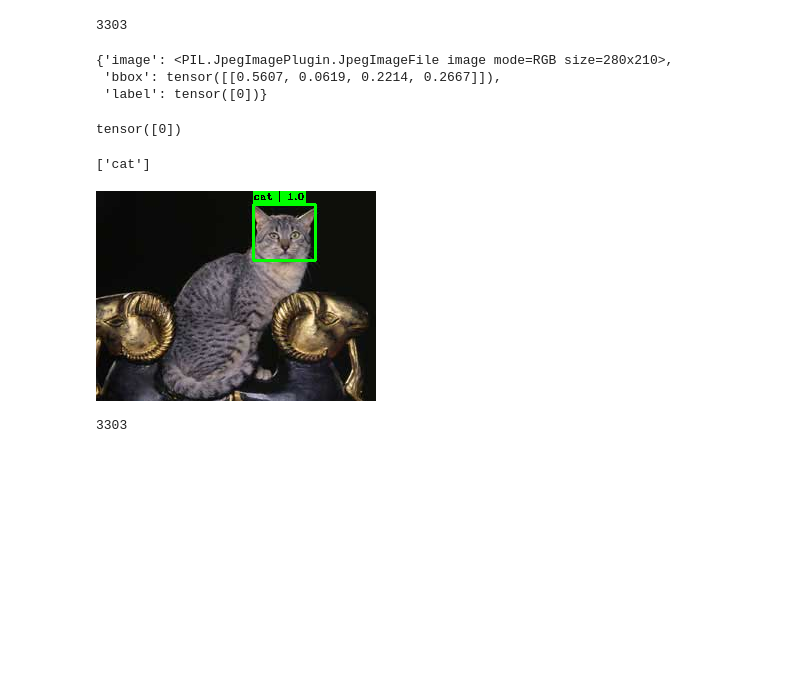
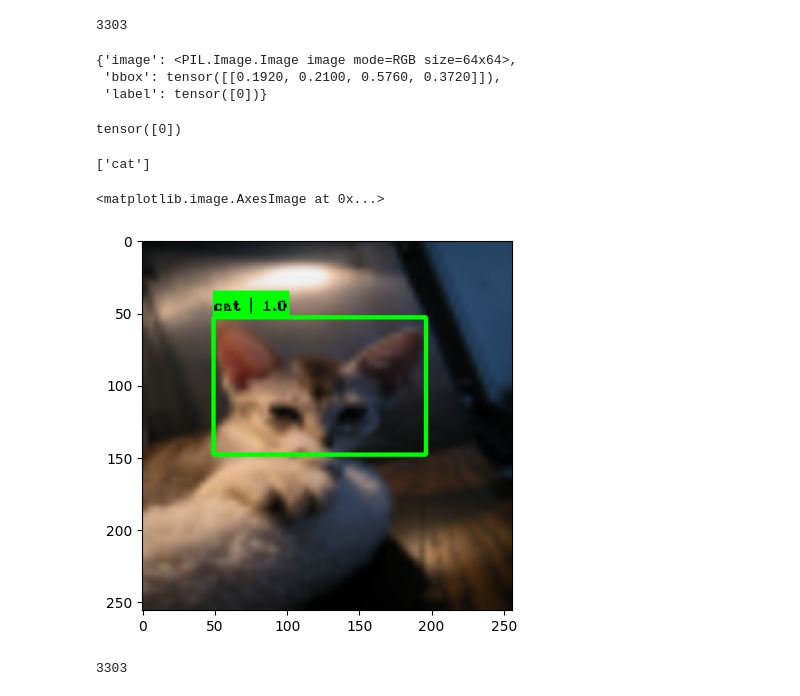
Before and after one commit to ericoericochen/mini-yolov3, a Jupyter notebook: dataset.ipynb, the cells around one changed output. Drawn from its saved outputs; the diff is of its cells as text; code cells hidden in the pictures; blank space fills up the shorter version.

```diff
--- a/dataset.ipynb
+++ b/dataset.ipynb
@@ -9,32 +10,34 @@ from torchvision.ops import box_convert
 # %%
 dataset = OxfordIIITPetDataset(
     root="./data/oxford-iiit-pet/",
-    split="trainval"
+    split="trainval",
+    transform=v2.Resize((64, 64))
 )
 # %%
 len(dataset)
 # %% [output]
 3303
 # %%
-data = dataset[5]
+data = dataset[6]
 data
 # %% [output]
-{'image': <PIL.JpegImagePlugin.JpegImageFile image mode=RGB size=280x210>,
- 'bbox': tensor([[0.5607, 0.0619, 0.2214, 0.2667]]),
+{'image': <PIL.Image.Image image mode=RGB size=64x64>,
+ 'bbox': tensor([[0.1920, 0.2100, 0.5760, 0.3720]]),
  'label': tensor([0])}
 # %%
 data["label"]
 # %% [output]
 tensor([0])
 # %%
-draw_bounding_boxes_new(
-    data["image"],
+plt.imshow(draw_bounding_boxes(
+    data["image"].resize((256, 256)),
     box_convert(data["bbox"], "xywh", "xyxy"),
     labels=[dataset.LABELS[label] for label in data["label"]]
-)
+))
 # %% [output]
 ['cat']
+<matplotlib.image.AxesImage at 0x...>
-[figure, old version]
+[figure, new version]
 # %%
 dataset = OxfordIIITPetDataset(
     root="./data/oxford-iiit-pet/",
```
Also changed, not shown: parts of 1 cell of this notebook, 8 other files.
